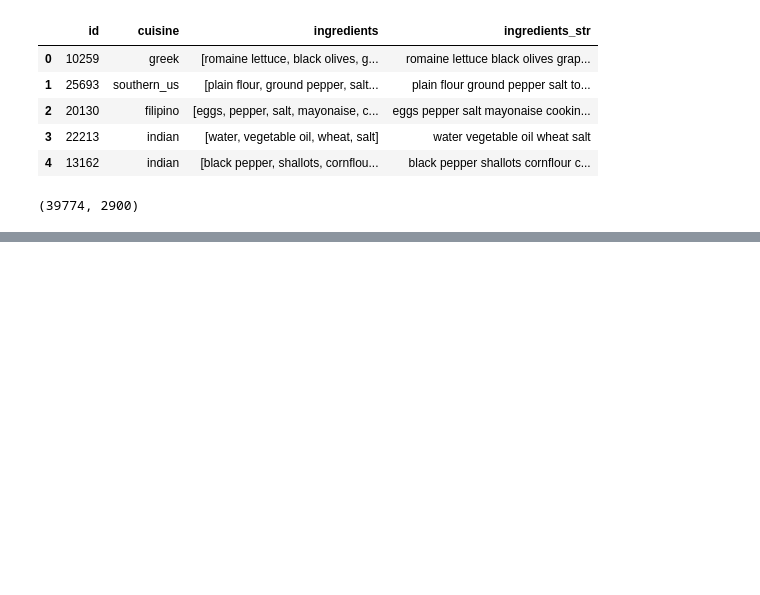
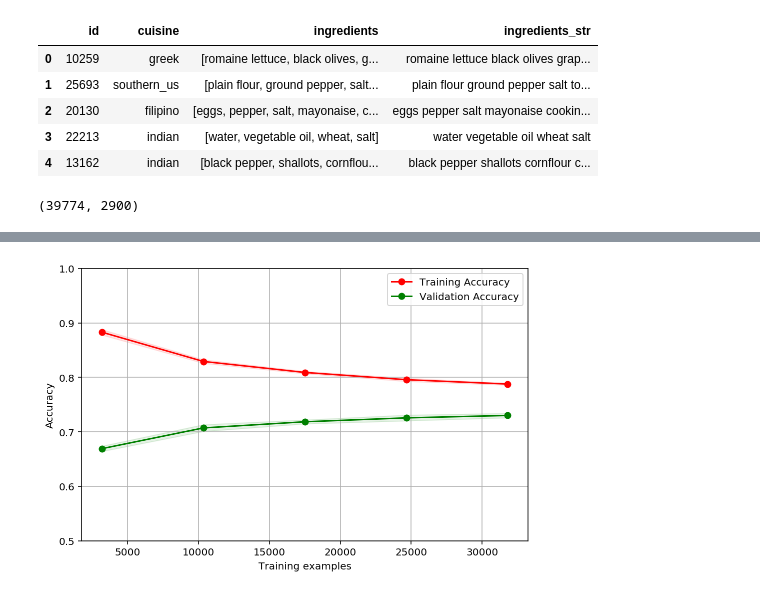
Before and after one commit to abpaudel/cuisine-classification, a Jupyter notebook: Classification.ipynb, the cells around one changed output, grey strips where cells are left out. Drawn from its saved outputs; the diff is of its cells as text; code cells hidden in the pictures; blank space fills up the shorter version.

```diff
--- a/Classification.ipynb
+++ b/Classification.ipynb
@@ -157,8 +147,12 @@ dtype: int64
 # %%
 rov = RandomOverSampler(random_state=0)
-Xov, yov = rov.fit_resample(Xtrain,ytrain)
+Xov, yov = rov.fit_resample(X,y)
 # %%
 Xun_pca = KernelPCA(n_components=500, kernel='linear').fit_transform(Xun)
 # %%
 # Xtrain, Xtest, ytrain, ytest = train_test_split(X,y, test_size=0.2, random_state=0)
 # kfold = KFold(n_splits=5, random_state=0)
+# %%
+model = MultinomialNB(alpha=0.01)
+model.fit(Xtrain, ytrain)
+model.score(Xtrain, ytrain)
@@ -266,7 +288,8 @@ plt.show()
 # %%
-trained_models = []
-prf = []
-dataset_list = [('Original Dataset',Xtrain,ytrain),
+np.random.seed(1)
+# trained_models = []
+# prf = []
+dataset_list = [('Original Dataset',X,y),
                 ('Oversampled Dataset',Xov,yov),
                 ('Undersampled Dataset',Xun,yun),
                 ('Undersampled Dataset with PCA',Xun_pca,yun)]
@@ -275,10 +298,10 @@ for dataset,Xtrain,ytrain in dataset_list:
   print('-------------------------------------------------------------------------------------')
   print('Dataset:',dataset)
   print('-------------------------------------------------------------------------------------')
-  models = []
+  # models = []
   if dataset=='Undersampled Dataset with PCA':
     input_dim=500
-    Xtest = KernelPCA(n_components=500, kernel='linear').fit_transform(Xtest)
+    # Xtest = KernelPCA(n_components=500, kernel='linear').fit_transform(Xtest)
   else:
     input_dim=2900
   model_list = [('Naive Bayes',MultinomialNB(alpha=0.001)),
@@ -291,13 +314,18 @@ for dataset,Xtrain,ytrain in dataset_list:
     if dataset=='Undersampled Dataset with PCA' and name=='Naive Bayes':
       continue
     starttime = time.monotonic()
-    model.fit(Xtrain,ytrain)
+    # model.fit(Xtrain,ytrain)
+    cv = StratifiedKFold(n_splits=5)
+    # model.fit(Xtrain,ytrain)
+    # model.score(Xtrain,ytrain)
+    scores = cross_validate(model, Xtrain, ytrain, cv=cv, return_train_score=True)
     print('Training time:',(time.monotonic()-starttime)/60, ' minutes')
-    print('Train accuracy: {}'.format(model.score(Xtrain, ytrain)))
-    print('Test accuracy: {}'.format(model.score(Xtest, ytest)))
-    if dataset=='Original Dataset':
-      y_pred = model.predict(Xtest)
-      report=classification_report(ytest, y_pred, output_dict=True)
-      prf.append(report)
-    models.append(model)
-  trained_models.append(models)
+    print(scores)
+    print('Train accuracy: {}\nMean: {}'.format(scores['train_score'],scores['train_score'].mean()))
+    print('Test accuracy: {}\nMean: {}'.format(scores['test_score'],scores['test_score'].mean()))
+    # if dataset=='Original Dataset':
+    #   y_pred = model.predict(Xtest)
+    #   report=classification_report(ytest, y_pred, output_dict=True)
+    #   prf.append(report)
+    # models.append(model)
+  # trained_models.append(models)
@@ -409,12 +461,14 @@ model_list = [('Naive Bayes',MultinomialNB(alpha=0.001)),
               ('Neural Network',KerasClassifier(build_fn=nn_model,input_dim=2900, epochs=10, batch_size=32, verbose=1))]
 # %%
 title = "Learning Curves (Naive Bayes)"
-cv = KFold(n_splits=5, random_state=0)
+cv = StratifiedKFold(n_splits=5, random_state=0)
 
 estimator = model_list[0][1]
 plot_learning_curve(estimator, title, X, y, ylim=(0.5, 1), cv=cv, n_jobs=4)
 
 plt.show()
+# %% [output]
+[figure, added]
 # %%
 title = "Learning Curves (SVM)"
 # SVC is more expensive so we do a lower number of CV iterations:
```
Also changed, not shown: parts of 30 cells of this notebook.
